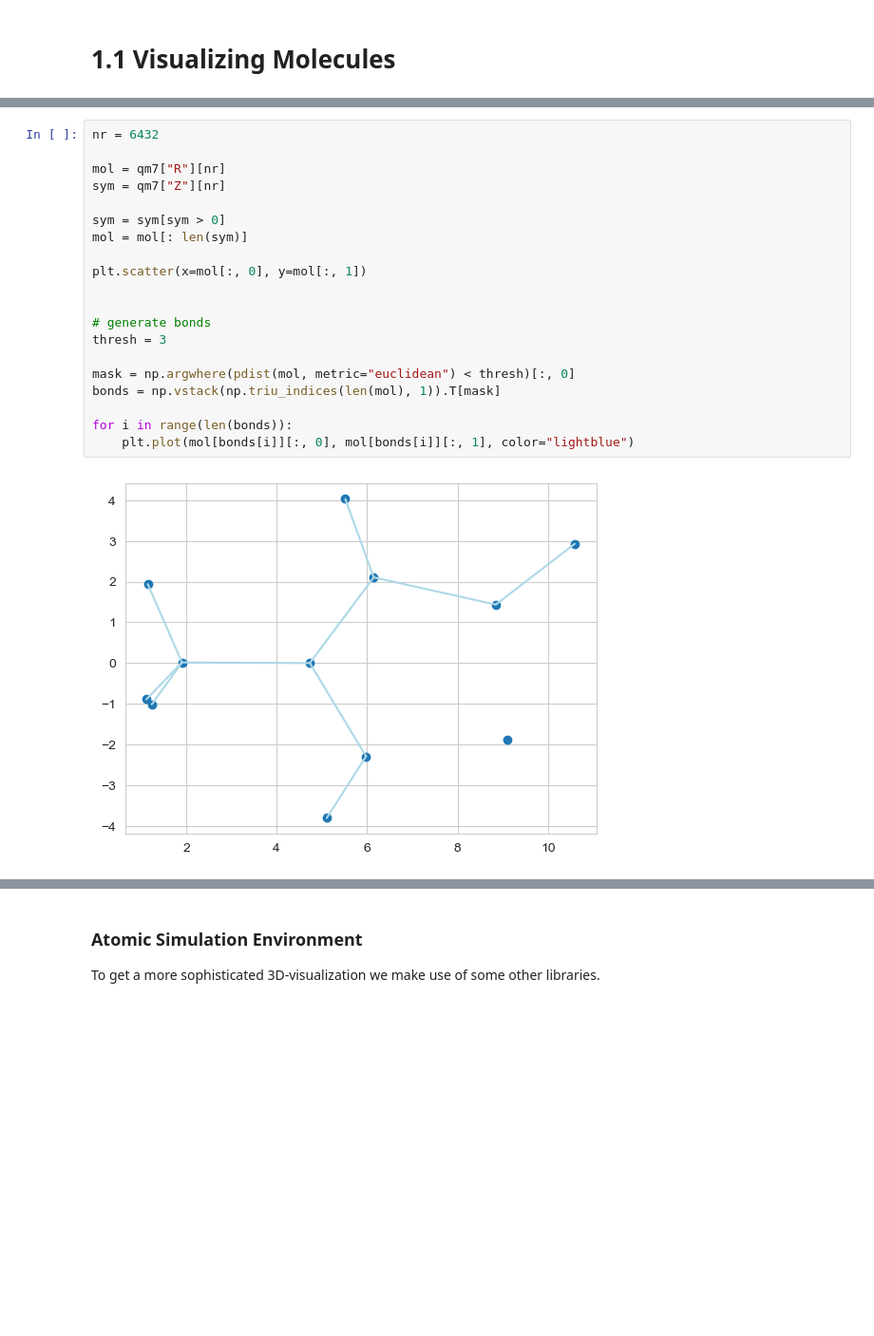
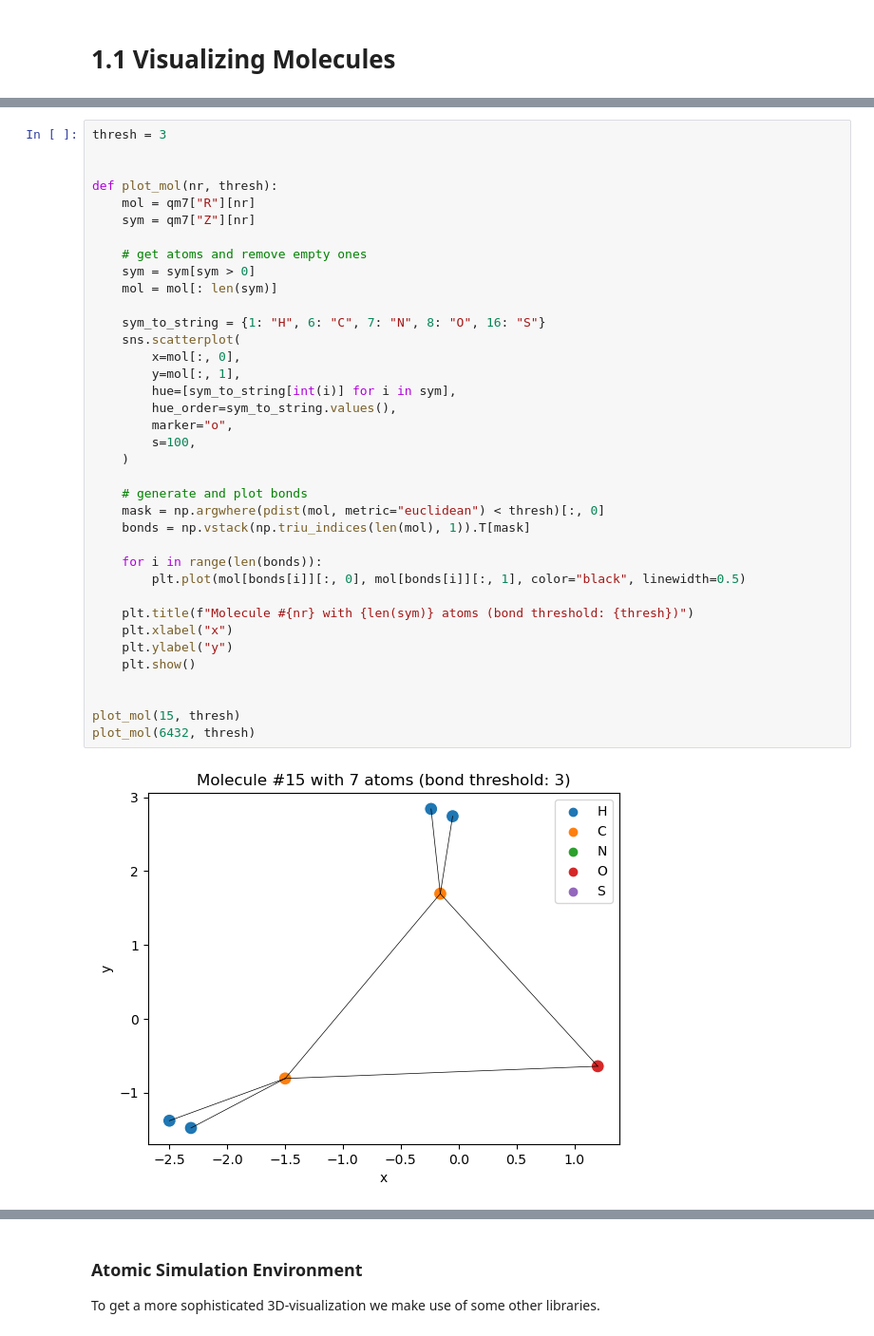
Before and after one commit to jascha-je/LabML4DS, a Jupyter notebook: p2/p2_ISJ.ipynb, the cells around one changed output, grey strips where cells are left out. Shown at 95% size. Drawn from its saved outputs; the diff is of its cells as text; blank space fills up the shorter version.

Commit message:
improved visualization

```diff
--- a/p2/p2_ISJ.ipynb
+++ b/p2/p2_ISJ.ipynb
@@ -96,22 +99,39 @@ plt.show()
 # %%
-nr = 6432
-
-mol = qm7["R"][nr]
-sym = qm7["Z"][nr]
-
-sym = sym[sym > 0]
-mol = mol[: len(sym)]
-
-plt.scatter(x=mol[:, 0], y=mol[:, 1])
+thresh = 3
 
 
-# generate bonds
-thresh = 3
+def plot_mol(nr, thresh):
+    mol = qm7["R"][nr]
+    sym = qm7["Z"][nr]
 
-mask = np.argwhere(pdist(mol, metric="euclidean") < thresh)[:, 0]
-bonds = np.vstack(np.triu_indices(len(mol), 1)).T[mask]
+    # get atoms and remove empty ones
+    sym = sym[sym > 0]
+    mol = mol[: len(sym)]
 
-for i in range(len(bonds)):
-    plt.plot(mol[bonds[i]][:, 0], mol[bonds[i]][:, 1], color="lightblue")
+    sym_to_string = {1: "H", 6: "C", 7: "N", 8: "O", 16: "S"}
+    sns.scatterplot(
+        x=mol[:, 0],
+        y=mol[:, 1],
+        hue=[sym_to_string[int(i)] for i in sym],
+        hue_order=sym_to_string.values(),
+        marker="o",
+        s=100,
+    )
+
+    # generate and plot bonds
+    mask = np.argwhere(pdist(mol, metric="euclidean") < thresh)[:, 0]
+    bonds = np.vstack(np.triu_indices(len(mol), 1)).T[mask]
+
+    for i in range(len(bonds)):
+        plt.plot(mol[bonds[i]][:, 0], mol[bonds[i]][:, 1], color="black", linewidth=0.5)
+
+    plt.title(f"Molecule #{nr} with {len(sym)} atoms (bond threshold: {thresh})")
+    plt.xlabel("x")
+    plt.ylabel("y")
+    plt.show()
+
+
+plot_mol(15, thresh)
+plot_mol(6432, thresh)
 # %% [output]
-[figure, old version]
+[figure, new version]
```
Also changed, not shown: parts of 23 cells of this notebook.
